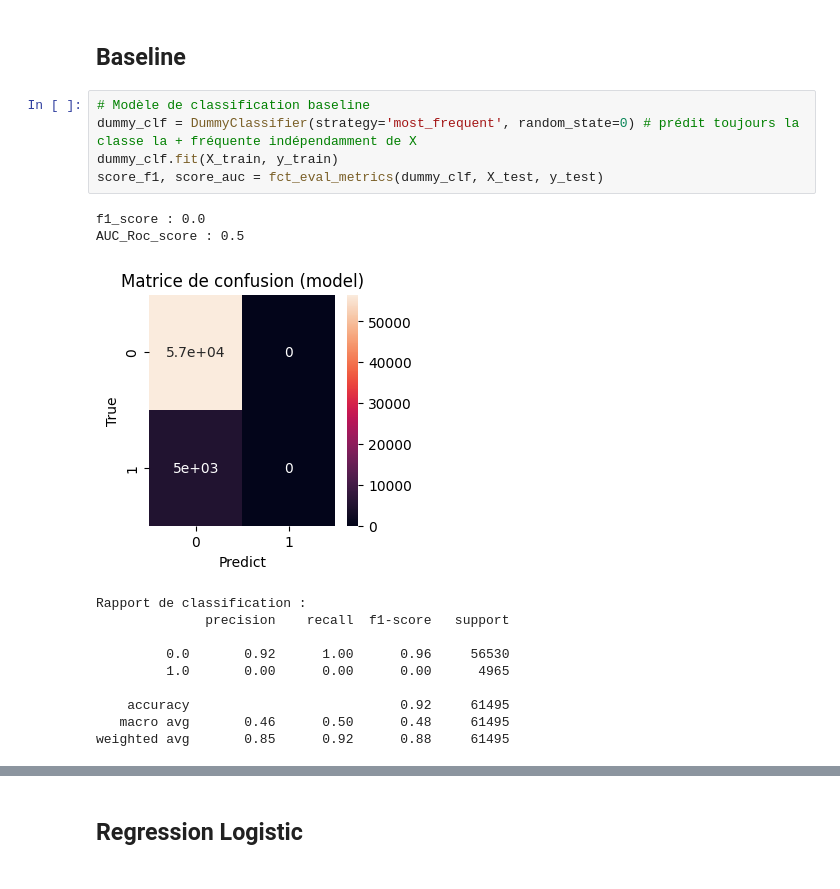
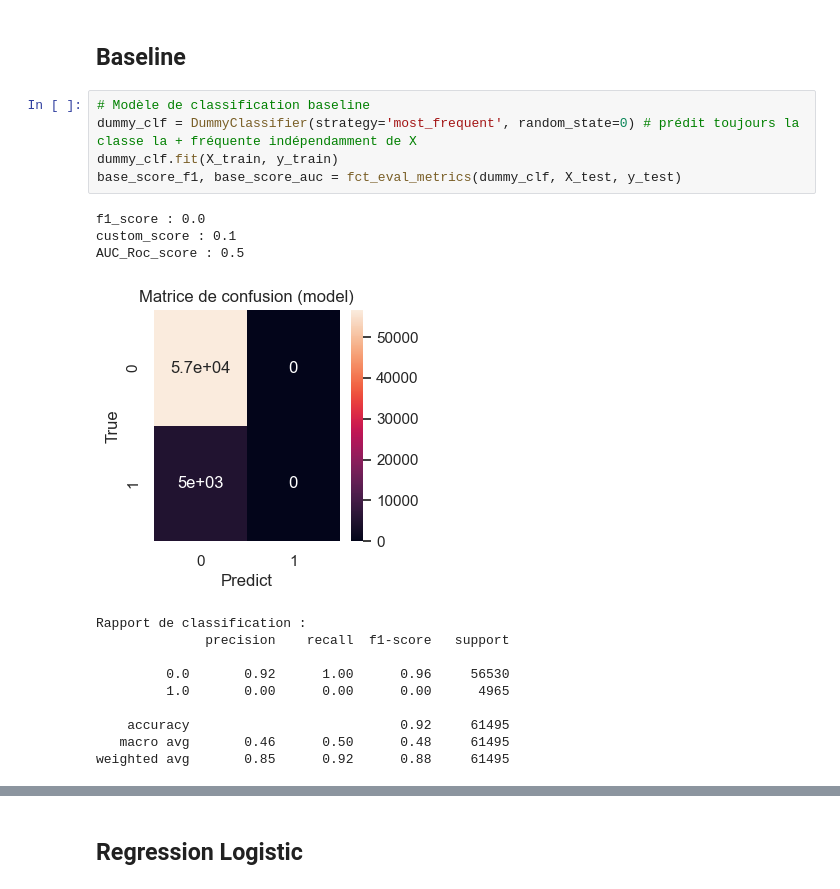
Before and after one commit to ffinky/P7_credit_risk, a Jupyter notebook: Finkenberg_Fabrice_2_Notebook_Model_022023.ipynb, the cells around one changed output, grey strips where cells are left out. Drawn from its saved outputs; the diff is of its cells as text.

```diff
--- a/Finkenberg_Fabrice_2_Notebook_Model_022023.ipynb
+++ b/Finkenberg_Fabrice_2_Notebook_Model_022023.ipynb
@@ -3074,12 +3082,13 @@ Dimension Test set : (61495, 802)
 # %%
 # Modèle de classification baseline
 dummy_clf = DummyClassifier(strategy='most_frequent', random_state=0) # prédit toujours la classe la + fréquente indépendamment de X
 dummy_clf.fit(X_train, y_train)
-score_f1, score_auc = fct_eval_metrics(dummy_clf, X_test, y_test)
+base_score_f1, base_score_auc = fct_eval_metrics(dummy_clf, X_test, y_test)
 # %% [output]
 f1_score : 0.0
+custom_score : 0.1
 AUC_Roc_score : 0.5
-[figure, old version]
+[figure, new version]
 Rapport de classification :
               precision    recall  f1-score   support
 
```
Also changed, not shown: parts of 70 cells of this notebook.
